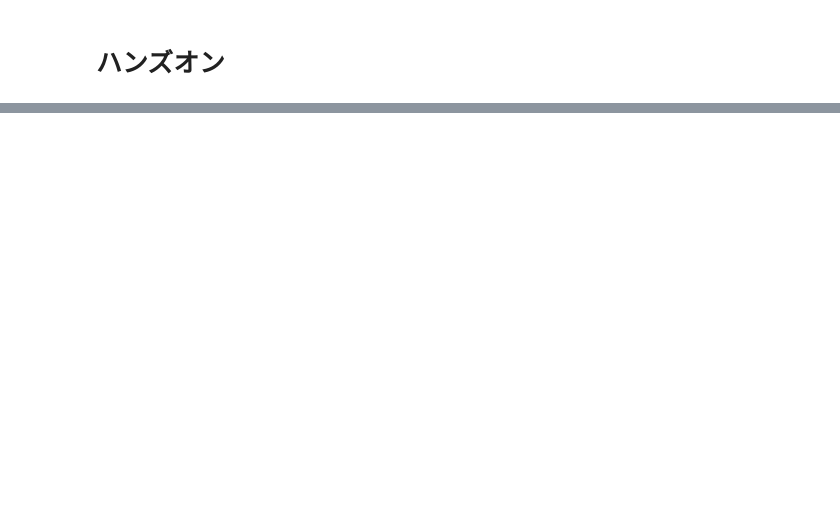
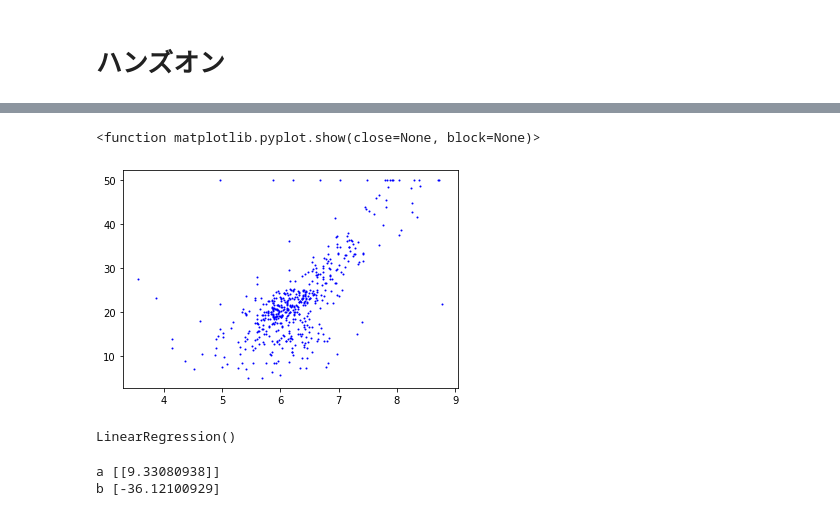
Before and after one commit to takasaki376/rabbit-report, a Jupyter notebook: stage2/report-stage2_01_線形回帰モデル.ipynb, the cells around one changed output, grey strips where cells are left out. Saved outputs shown, nothing was run; the diff lists cells and outputs as text; code cells hidden in the pictures; blank space fills up the shorter version.

```diff
--- a/stage2/report-stage2_01_線形回帰モデル.ipynb
+++ b/stage2/report-stage2_01_線形回帰モデル.ipynb
@@ -94,0 +228,4 @@ import matplotlib.pyplot as plt
+# %%
+# 入力データ
+x = df.iloc[:,5:6]
+x.head()
@@ -94,0 +248,8 @@ import matplotlib.pyplot as plt
+# %%
+# 散布図（入力データと出力データを描画する）
+# この図に
+plt.scatter(x ,y ,s=1,c='blue')
+plt.show
+# %% [output]
+<function matplotlib.pyplot.show(close=None, block=None)>
+[figure, added]
@@ -94,0 +259,16 @@ import matplotlib.pyplot as plt
+# %%
+#線回帰モデルの定義
+model = LinearRegression()
+# モデルの学習
+model.fit(X_train ,y_train)
+# %% [output]
+LinearRegression()
+# %%
+# 求まったパラメータの結果
+a = model.coef_               ##傾き
+b = model.intercept_          ##切片
+print('a',a)
+print('b',b)
+# %% [output]
+a [[9.33080938]]
+b [-36.12100929]
```
Also changed, not shown: parts of 21 cells of this notebook.
